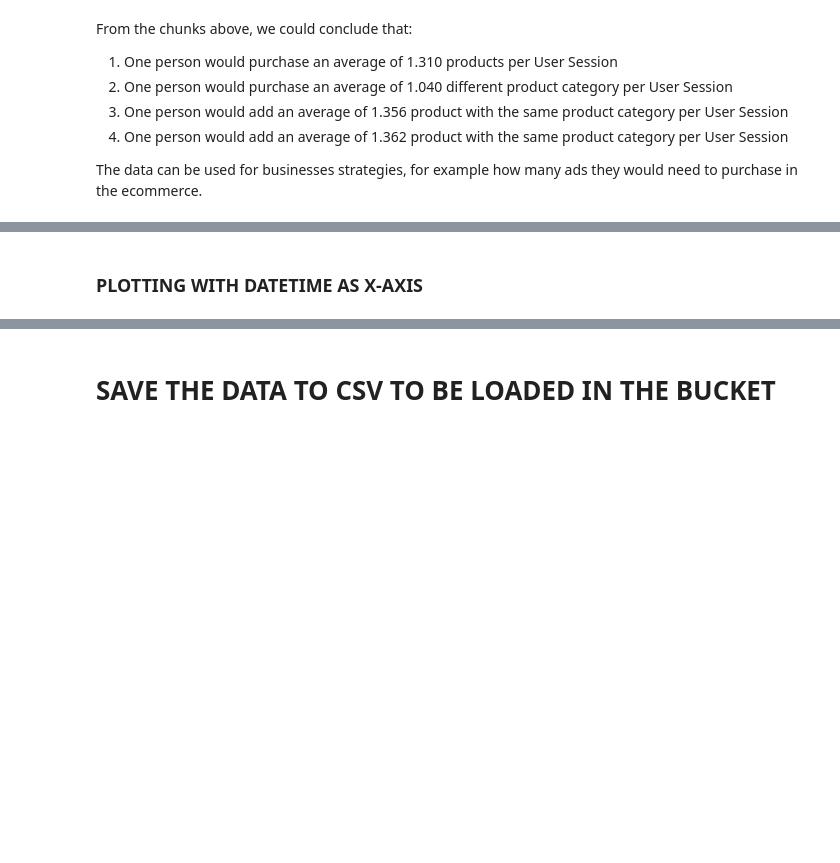
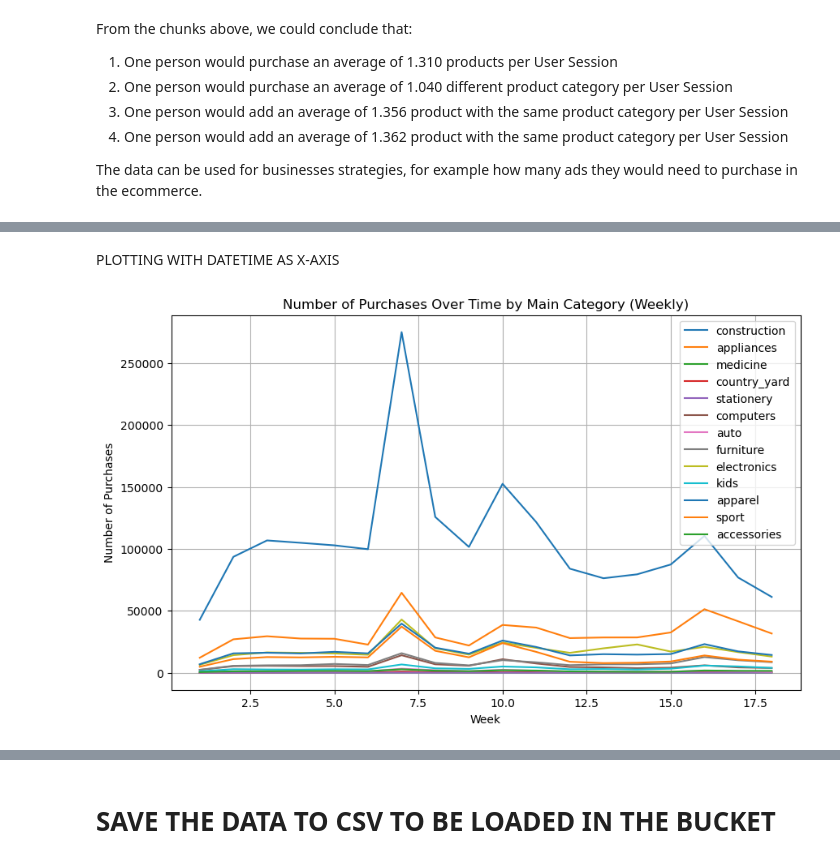
Before and after one commit to Vae2002/BigDataGroup5, a Jupyter notebook: data_analysis.ipynb, the cells around one changed output, grey strips where cells are left out. Saved outputs shown, nothing was run; the diff lists cells and outputs as text; code cells hidden in the pictures; blank space fills up the shorter version.

```diff
--- a/data_analysis.ipynb
+++ b/data_analysis.ipynb
@@ -1101,29 +929,31 @@ plt.show()
 # %% [markdown]
-### PLOTTING WITH DATETIME AS X-AXIS
+PLOTTING WITH DATETIME AS X-AXIS
 # %%
 # Your code to aggregate data remains the same
-weekly_purchases = combined_df \
-    .filter(combined_df['event_type'] == 'purchase') \
+weekly_purchases = combined_df_clean \
+    .filter(combined_df_clean['event_type'] == 'purchase') \
     .groupBy(weekofyear('event_time').alias('week'), 'main_category') \
     .count() \
     .orderBy('week')
 
 # Collect data for plotting
 plot_data = weekly_purchases.collect()
 
 # Extracting unique main categories for color differentiation
 main_categories = set([row['main_category'] for row in plot_data])
 
 # Plotting with Matplotlib
 plt.figure(figsize=(10, 6))
 
 for category in main_categories:
     category_data = [row for row in plot_data if row['main_category'] == category]
     plt.plot([row['week'] for row in category_data], [row['count'] for row in category_data], label=category)
 
 plt.xlabel('Week')
 plt.ylabel('Number of Purchases')
 plt.title('Number of Purchases Over Time by Main Category (Weekly)')
 plt.legend()
 plt.grid(True)
 plt.show()
+# %% [output]
+[figure, added]
```
Also changed, not shown: parts of 58 cells of this notebook.
